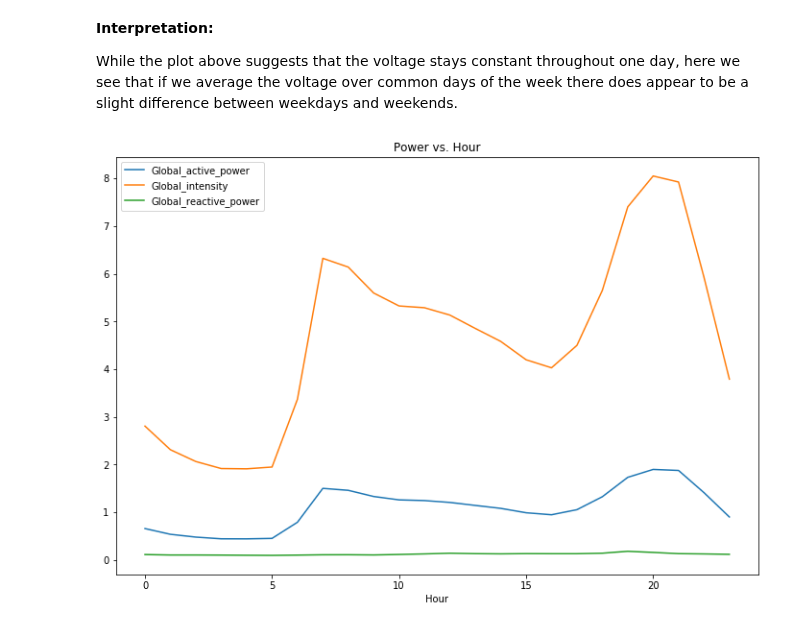
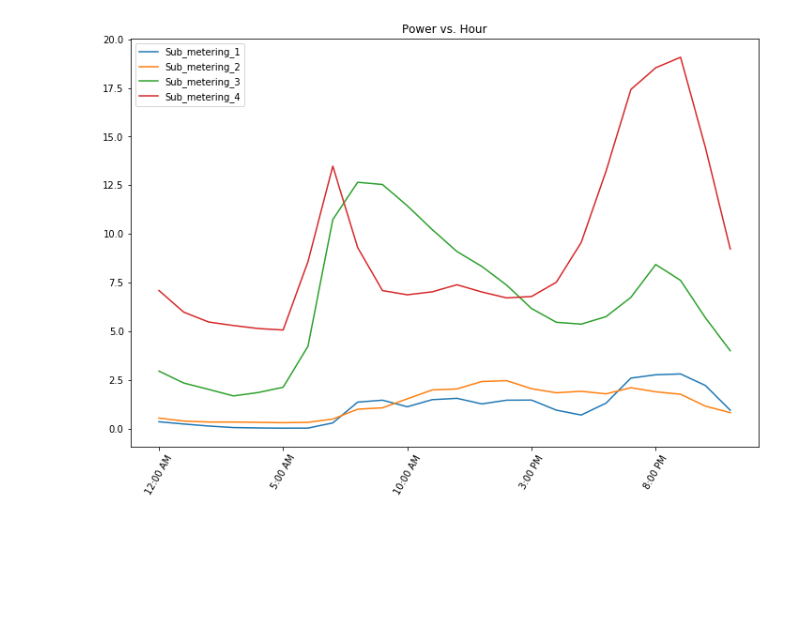
Before and after one commit to mkm29/DataScience, a Jupyter notebook: thinkful/prep/capstone/power_consumption.ipynb, the cells around one changed output. Cells and saved outputs as stored; diff of their text form; code cells hidden in the pictures; blank space fills up the shorter version.

Commit message:
Final draft of power consumption data analysis.

```diff
--- a/thinkful/prep/capstone/power_consumption.ipynb
+++ b/thinkful/prep/capstone/power_consumption.ipynb
@@ -17,3 +15,4 @@ The original data contains both date and time, so when reading in the data we co
 df = pd.read_csv('household_power_consumption.txt', sep=';',
                  parse_dates={'dt' : ['Date', 'Time']}, infer_datetime_format=True,
                  low_memory=False, na_values=['nan','?'], index_col='dt')
+df["Sub_metering_4"] = (df.Global_active_power*(1000/60)) - df.Sub_metering_1 - df.Sub_metering_2 - df.Sub_metering_3
@@ -33,5 +67 @@ Sub_metering_3           25979
 dtype: int64
-# %%
-for j in range(0,7):
-        df.iloc[:,j]=df.iloc[:,j].fillna(df.iloc[:,j].mean())
-df.isnull().sum()
@@ -313,0 +68,3 @@ The above plot shows us that the voltage stayed constant over time, confirming o
+# %%
+df.dropna(inplace=True)
+df.isnull().sum()
@@ -331,15 +214,13 @@ plt.show()
-# %% [markdown]
-**Interpretation:**
-
-While the plot above suggests that the voltage stays constant throughout one day, here we see that if we average the voltage over common days of the week there does appear to be a slight difference between weekdays and weekends.
 # %%
 plt.figure(figsize=(12,8))
-hourly.Global_active_power.plot()
-hourly.Global_intensity.plot()
-hourly.Global_reactive_power.plot()
+plt.plot(hourly.Sub_metering_1)
+plt.plot(hourly.Sub_metering_2)
+plt.plot(hourly.Sub_metering_3)
+plt.plot(hourly.Sub_metering_4)
 plt.title("Power vs. Hour")
-plt.xlabel("Hour")
 plt.legend()
+times = ["12:00 AM", "5:00 AM", "10:00 AM", "3:00 PM", "8:00 PM"]
+plt.xticks(range(0,24, 5), times, rotation=60)
 plt.show()
 # %% [output]
-[figure, old version]
+[figure, new version]
```
Also changed, not shown: parts of 79 cells of this notebook.
